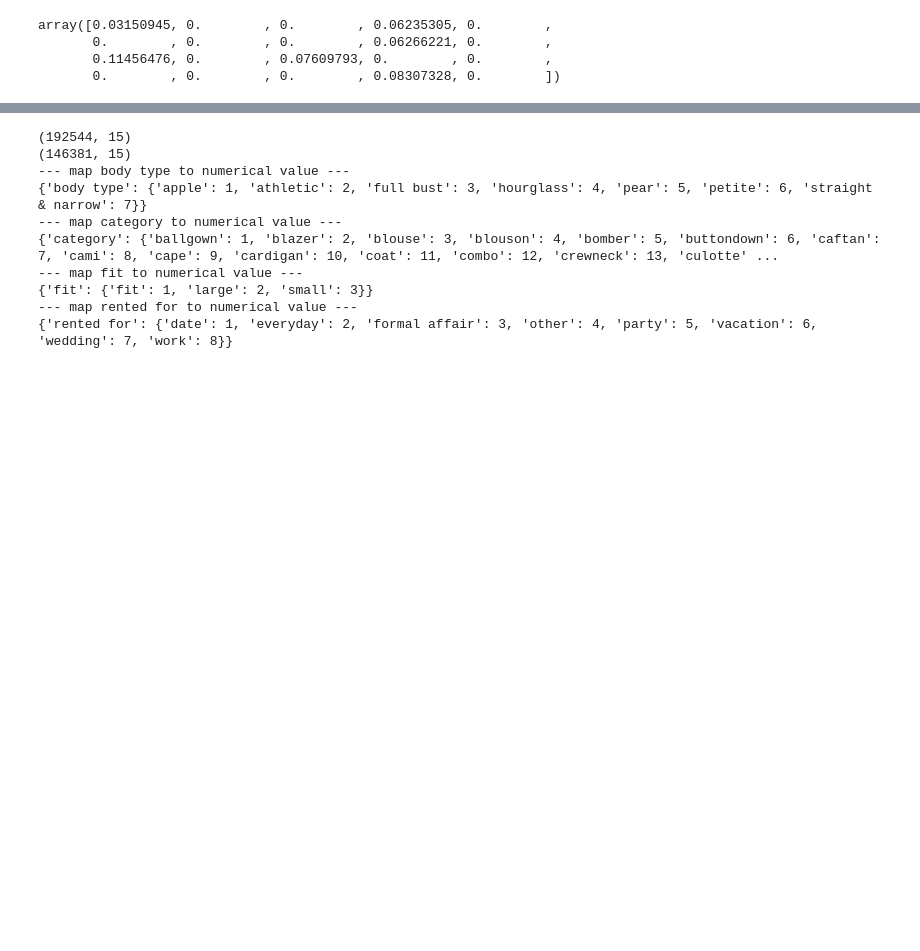
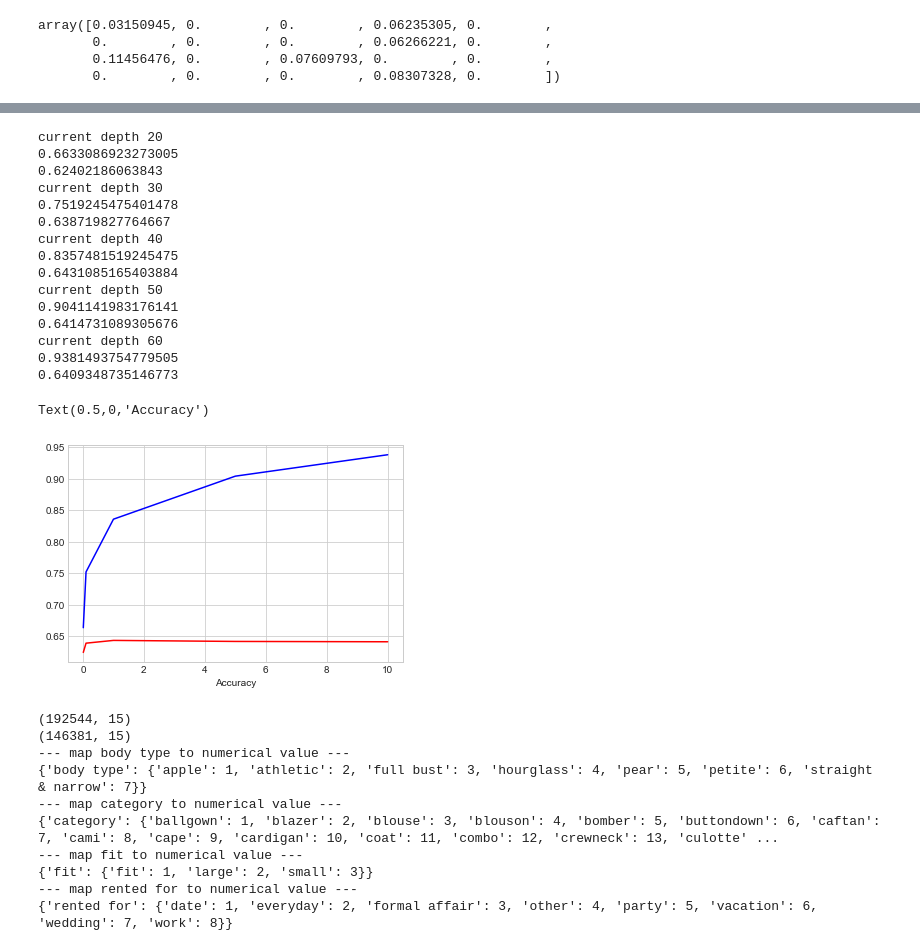
Before and after one commit to MeiyiHe/JAMS, a Jupyter notebook: Lexi_Category_Prediction.ipynb, the cells around one changed output, grey strips where cells are left out. Saved outputs shown, nothing was run; the diff lists cells and outputs as text; code cells hidden in the pictures; blank space fills up the shorter version.

```diff
--- a/Lexi_Category_Prediction.ipynb
+++ b/Lexi_Category_Prediction.ipynb
@@ -419,0 +534,41 @@ print(accuracy_score(y_test, pred_test))
+# %%
+# Random Forest Classification
+depth = [20, 30, 40, 50, 60]
+train_acc = []
+test_acc = []
+for d in depth:
+    rf = RandomForestClassifier(random_state=42, max_depth=d).fit(X_train, y_train)
+    pred_train = rf.predict(X_train)
+    pred_test = rf.predict(X_test)
+    print('current depth {}'.format(d))
+    tmp_train = accuracy_score(y_train, pred_train)
+    tmp_test = accuracy_score(y_test, pred_test)
+    print(tmp_train)
+    print(tmp_test)
+    train_acc.append(tmp_train)
+    test_acc.append(tmp_test)
+
+fig = plt.figure()
+
+plt.plot(C_value, train_acc, color='b', label='train acc')
+plt.plot(C_value, test_acc, color='r', label='test acc')
+plt.xlabel('C value')
+plt.xlabel('Accuracy')
+# %% [output]
+current depth 20
+0.6633086923273005
+0.62402186063843
+current depth 30
+0.7519245475401478
+0.638719827764667
+current depth 40
+0.8357481519245475
+0.6431085165403884
+current depth 50
+0.9041141983176141
+0.6414731089305676
+current depth 60
+0.9381493754779505
+0.6409348735146773
+Text(0.5,0,'Accuracy')
+[figure, added]
```
Also changed, not shown: parts of 13 cells of this notebook, 1 other file.
